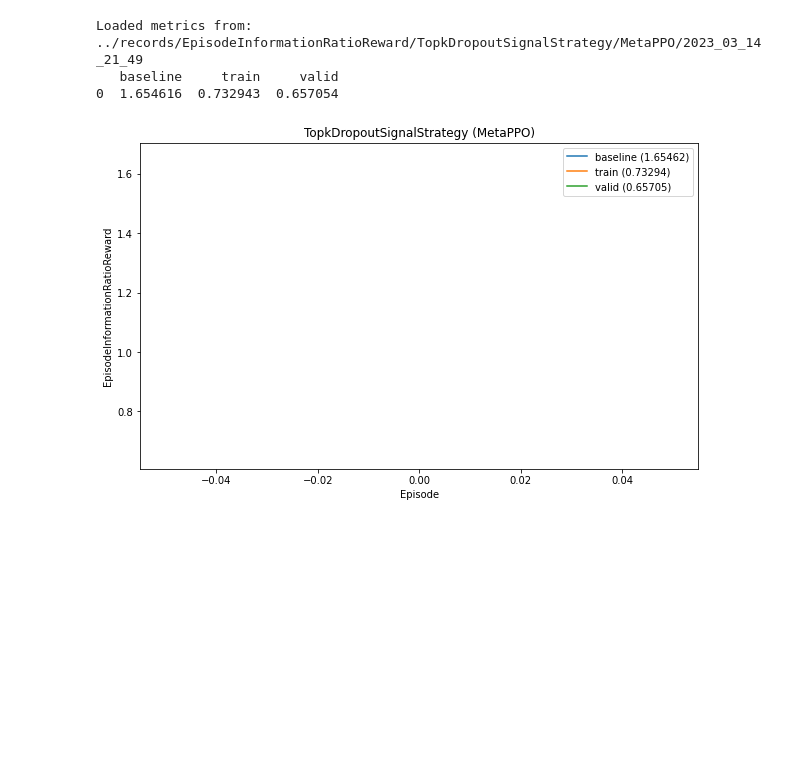
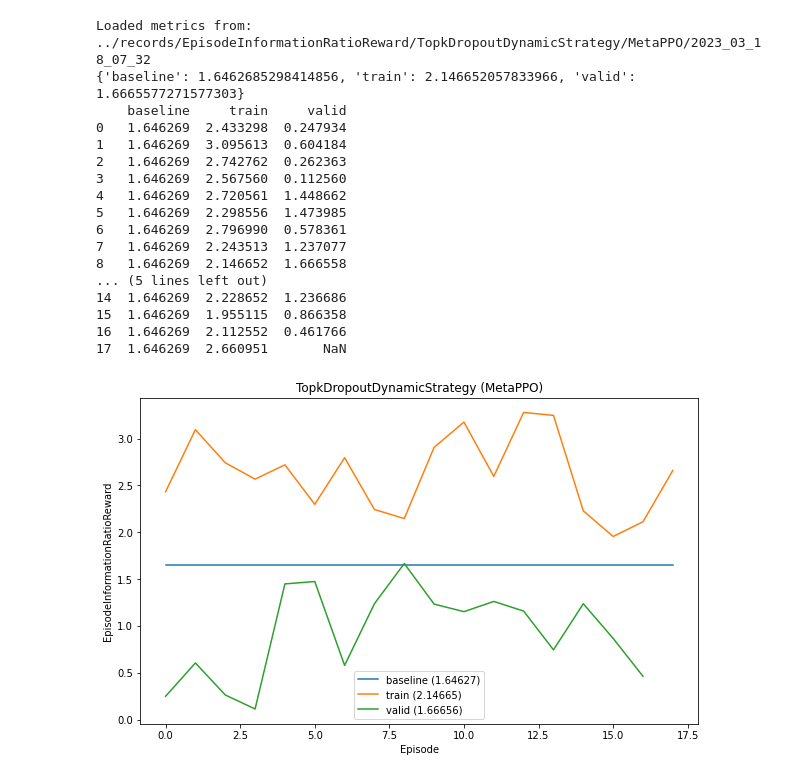
Before and after one commit to ChenglongChen/Long-Capital, a Jupyter notebook: examples/rl_plot_curve.ipynb, the cells around one changed output. Saved outputs shown, nothing was run; the diff lists cells and outputs as text; code cells hidden in the pictures; blank space fills up the shorter version.

```diff
--- a/examples/rl_plot_curve.ipynb
+++ b/examples/rl_plot_curve.ipynb
@@ -20,14 +20,10 @@ def plot_metrics(reward, strategy, policy_cls, scale=1, ann_scaler=252, norm_ste
     df_valid = pd.read_csv(f"{output_dir}/metrics/validation_result.csv", index_col=0)
     df_base = df_base.loc[df_base.index.repeat(len(df_train))].reset_index(drop=True)
 
-    df_base["reward"] = df_base["reward"] / scale * ann_scaler
     df_train["reward"] = df_train["reward"] / scale * ann_scaler
-    df_valid["val/reward"] = df_valid["val/reward"] / scale * ann_scaler
 
     if norm_steps_per_episode:
-        df_base["reward"] = df_base["reward"] / df_base["steps_per_episode"]
         df_train["reward"] = df_train["reward"] / df_train["steps_per_episode"]
-        df_valid["val/reward"] = df_valid["val/reward"] / df_valid["val/steps_per_episode"]
 
     df = pd.DataFrame({
         "baseline": df_base["reward"],
@@ -37,6 +33,7 @@ def plot_metrics(reward, strategy, policy_cls, scale=1, ann_scaler=252, norm_ste
 
     print(f"Loaded metrics from: {output_dir}")
     best = df.fillna(-1).sort_values("valid", ascending=True).iloc[-1].to_dict()
+    print(best)
     print(df)
 
     df.plot(figsize=(10, 6))
@@ -44,17 +41,31 @@ def plot_metrics(reward, strategy, policy_cls, scale=1, ann_scaler=252, norm_ste
     plt.title(f"{strategy} ({policy_cls})")
     plt.xlabel("Episode")
     plt.ylabel(reward)
-# %%
-plot_metrics(
-    reward="EpisodeInformationRatioReward",
-    strategy="TopkDropoutSignalStrategy",
-    policy_cls="MetaPPO",
-    scale=1,
-    ann_scaler=1,
-    norm_steps_per_episode=False
-)
-# %% [output]
-Loaded metrics from: ../records/EpisodeInformationRatioReward/TopkDropoutSignalStrategy/MetaPPO/2023_03_14_21_49
-   baseline     train     valid
-0  1.654616  0.732943  0.657054
-[figure, removed]
+# %%
+plot_metrics(
+    reward="EpisodeInformationRatioReward",
+    strategy="TopkDropoutDynamicStrategy",
+    policy_cls="MetaPPO",
+    scale=1,
+    ann_scaler=1,
+    norm_steps_per_episode=False
+)
+# %% [output]
+Loaded metrics from: ../records/EpisodeInformationRatioReward/TopkDropoutDynamicStrategy/MetaPPO/2023_03_18_07_32
+{'baseline': 1.6462685298414856, 'train': 2.146652057833966, 'valid': 1.6665577271577303}
+    baseline     train     valid
+0   1.646269  2.433298  0.247934
+1   1.646269  3.095613  0.604184
+2   1.646269  2.742762  0.262363
+3   1.646269  2.567560  0.112560
+4   1.646269  2.720561  1.448662
+5   1.646269  2.298556  1.473985
+6   1.646269  2.796990  0.578361
+7   1.646269  2.243513  1.237077
+8   1.646269  2.146652  1.666558
+... (5 lines left out)
+14  1.646269  2.228652  1.236686
+15  1.646269  1.955115  0.866358
+16  1.646269  2.112552  0.461766
+17  1.646269  2.660951       NaN
+[figure, added]
```
Also changed, not shown: 3 other files.
